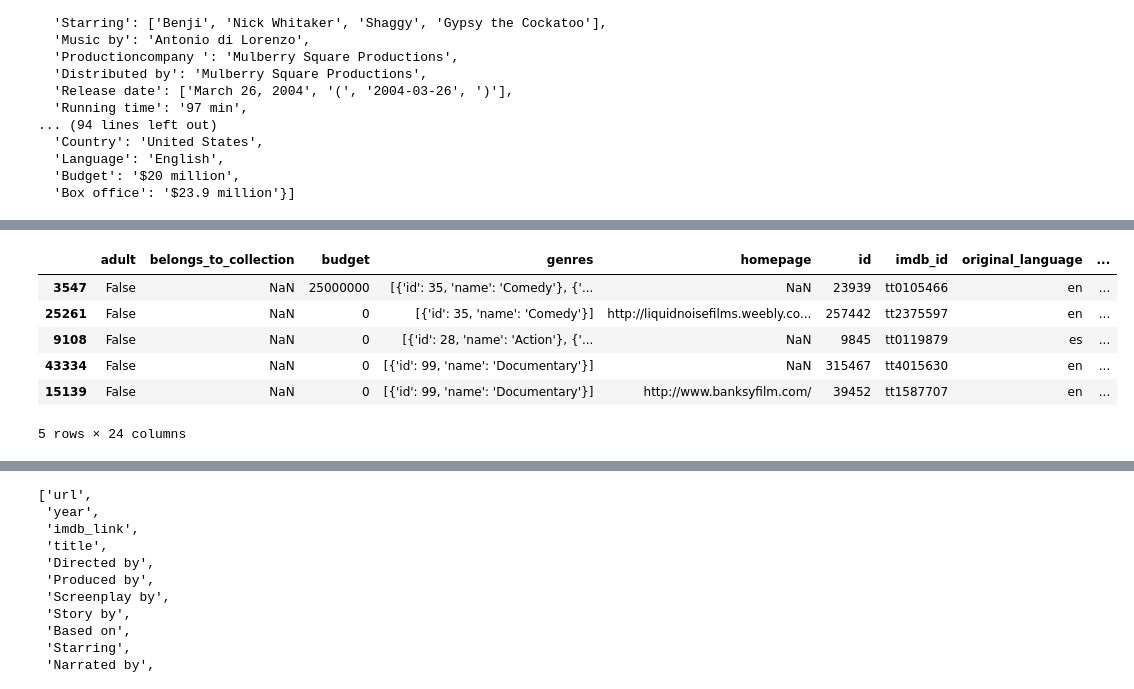
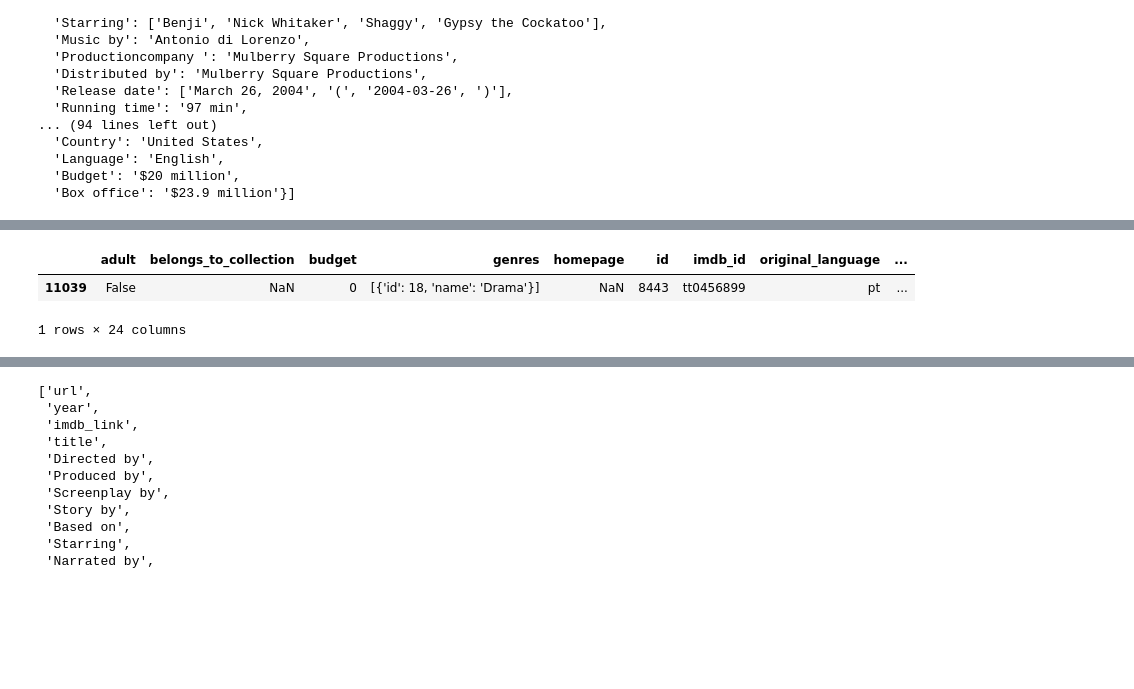
Before and after one commit to dipityyy/Movies-ETL, a Jupyter notebook: clean_movie.ipynb, the cells around one changed output, grey strips where cells are left out. Drawn from its saved outputs; the diff is of its cells as text; code cells hidden in the pictures; blank space fills up the shorter version.

```diff
--- a/clean_movie.ipynb
+++ b/clean_movie.ipynb
@@ -79,5 +78,5 @@ wiki_movies_raw[3600:3605]
   'Budget': '$20 million',
   'Box office': '$23.9 million'}]
 # %%
-kaggle_metadata = pd.read_csv(f'{file_dir}/movies_metadata.csv', low_memory=False)
-ratings = pd.read_csv(f'{file_dir}/ratings.csv')
+kaggle_metadata = pd.read_csv('/Users/saribroudy/Resources/Movies-ETL/movies_metadata.csv', low_memory=False)
+ratings = pd.read_csv('/Users/saribroudy/Resources/Movies-ETL/ratings.csv', encoding= 'unicode_escape')
@@ -84,13 +99,9 @@ ratings = pd.read_csv(f'{file_dir}/ratings.csv')
 # %%
-kaggle_metadata.sample(5)
+display(kaggle_metadata.sample())
 # %% [output]
 |  | adult | belongs_to_collection | budget | genres | homepage | id | imdb_id | original_language | ... |
-| 3547 | False | NaN | 25000000 | [{'id': 35, 'name': 'Comedy'}, {'... | NaN | 23939 | tt0105466 | en | ... |
-| 25261 | False | NaN | 0 | [{'id': 35, 'name': 'Comedy'}] | http://liquidnoisefilms.weebly.co... | 257442 | tt2375597 | en | ... |
-| 9108 | False | NaN | 0 | [{'id': 28, 'name': 'Action'}, {'... | NaN | 9845 | tt0119879 | es | ... |
-| 43334 | False | NaN | 0 | [{'id': 99, 'name': 'Documentary'}] | NaN | 315467 | tt4015630 | en | ... |
-| 15139 | False | NaN | 0 | [{'id': 99, 'name': 'Documentary'}] | http://www.banksyfilm.com/ | 39452 | tt1587707 | en | ... |
+| 11039 | False | NaN | 0 | [{'id': 18, 'name': 'Drama'}] | NaN | 8443 | tt0456899 | pt | ... |
-5 rows × 24 columns
+1 rows × 24 columns
 # %%
 wiki_movies_df = pd.DataFrame(wiki_movies_raw)
 # %%
```
Also changed, not shown: parts of 52 cells of this notebook.
